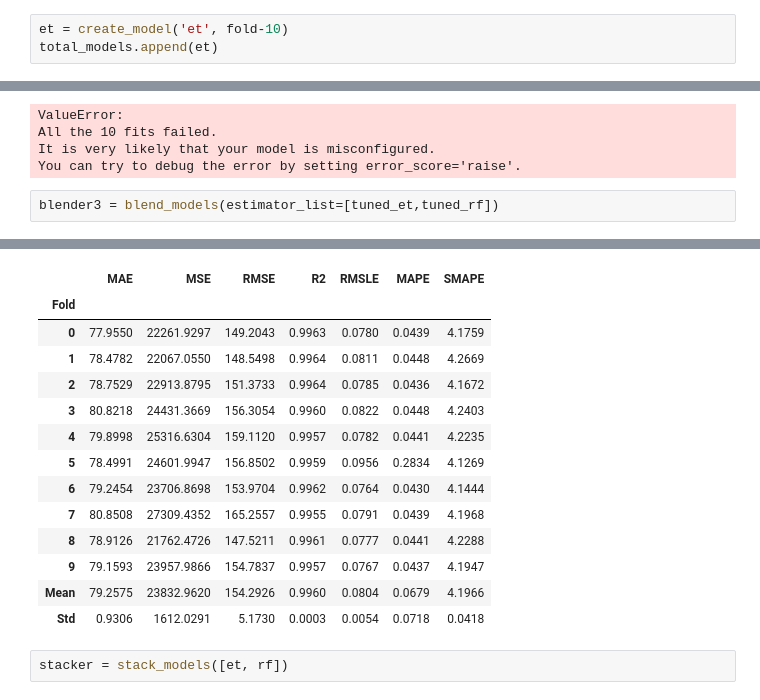
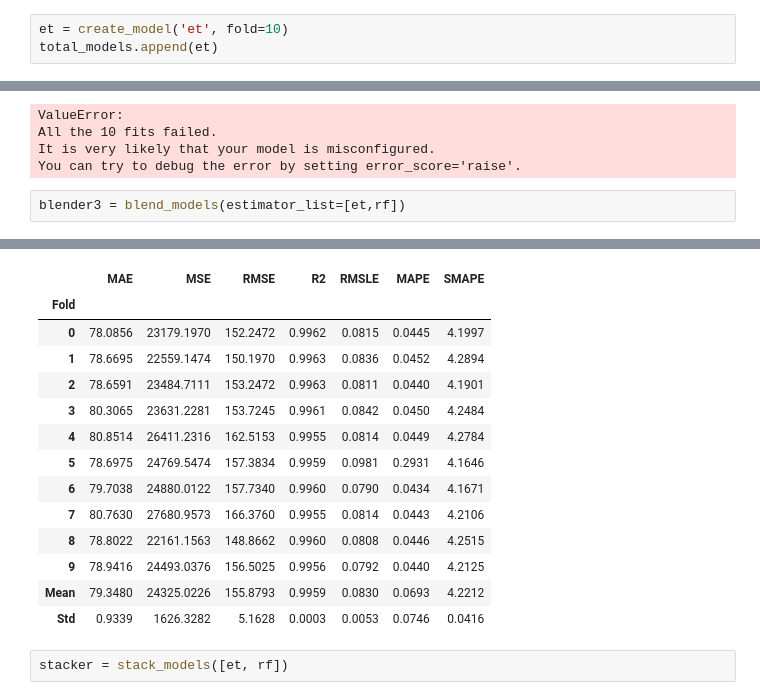
Before and after one commit to jhkang0516/Mogakso, a Jupyter notebook: 데이콘 전력 예측/elecpred.ipynb, the cells around one changed output, grey strips where cells are left out. Saved outputs shown, nothing was run; the diff lists cells and outputs as text.

```diff
--- a/데이콘 전력 예측/elecpred.ipynb
+++ b/데이콘 전력 예측/elecpred.ipynb
@@ -811,7 +774,7 @@ models()
 | catboost | CatBoost Regressor | catboost.core.CatBoostRegressor | True |
 | dummy | Dummy Regressor | sklearn.dummy.DummyRegressor | True |
 # %%
-et = create_model('et', fold-10)
+et = create_model('et', fold=10)
 total_models.append(et)
 # %% [output]
 [interactive output not drawn]
@@ -927,23 +890,23 @@ All the 10 fits failed.
 It is very likely that your model is misconfigured.
 You can try to debug the error by setting error_score='raise'.
 # %%
-blender3 = blend_models(estimator_list=[tuned_et,tuned_rf])
+blender3 = blend_models(estimator_list=[et,rf])
 # %% [output]
 [interactive output not drawn]
 |  | MAE | MSE | RMSE | R2 | RMSLE | MAPE | SMAPE |
 | Fold |  |  |  |  |  |  |  |
-| 0 | 77.9550 | 22261.9297 | 149.2043 | 0.9963 | 0.0780 | 0.0439 | 4.1759 |
-| 1 | 78.4782 | 22067.0550 | 148.5498 | 0.9964 | 0.0811 | 0.0448 | 4.2669 |
-| 2 | 78.7529 | 22913.8795 | 151.3733 | 0.9964 | 0.0785 | 0.0436 | 4.1672 |
-| 3 | 80.8218 | 24431.3669 | 156.3054 | 0.9960 | 0.0822 | 0.0448 | 4.2403 |
-| 4 | 79.8998 | 25316.6304 | 159.1120 | 0.9957 | 0.0782 | 0.0441 | 4.2235 |
-| 5 | 78.4991 | 24601.9947 | 156.8502 | 0.9959 | 0.0956 | 0.2834 | 4.1269 |
-| 6 | 79.2454 | 23706.8698 | 153.9704 | 0.9962 | 0.0764 | 0.0430 | 4.1444 |
-| 7 | 80.8508 | 27309.4352 | 165.2557 | 0.9955 | 0.0791 | 0.0439 | 4.1968 |
-| 8 | 78.9126 | 21762.4726 | 147.5211 | 0.9961 | 0.0777 | 0.0441 | 4.2288 |
-| 9 | 79.1593 | 23957.9866 | 154.7837 | 0.9957 | 0.0767 | 0.0437 | 4.1947 |
-| Mean | 79.2575 | 23832.9620 | 154.2926 | 0.9960 | 0.0804 | 0.0679 | 4.1966 |
-| Std | 0.9306 | 1612.0291 | 5.1730 | 0.0003 | 0.0054 | 0.0718 | 0.0418 |
+| 0 | 78.0856 | 23179.1970 | 152.2472 | 0.9962 | 0.0815 | 0.0445 | 4.1997 |
+| 1 | 78.6695 | 22559.1474 | 150.1970 | 0.9963 | 0.0836 | 0.0452 | 4.2894 |
+| 2 | 78.6591 | 23484.7111 | 153.2472 | 0.9963 | 0.0811 | 0.0440 | 4.1901 |
+| 3 | 80.3065 | 23631.2281 | 153.7245 | 0.9961 | 0.0842 | 0.0450 | 4.2484 |
+| 4 | 80.8514 | 26411.2316 | 162.5153 | 0.9955 | 0.0814 | 0.0449 | 4.2784 |
+| 5 | 78.6975 | 24769.5474 | 157.3834 | 0.9959 | 0.0981 | 0.2931 | 4.1646 |
+| 6 | 79.7038 | 24880.0122 | 157.7340 | 0.9960 | 0.0790 | 0.0434 | 4.1671 |
+| 7 | 80.7630 | 27680.9573 | 166.3760 | 0.9955 | 0.0814 | 0.0443 | 4.2106 |
+| 8 | 78.8022 | 22161.1563 | 148.8662 | 0.9960 | 0.0808 | 0.0446 | 4.2515 |
+| 9 | 78.9416 | 24493.0376 | 156.5025 | 0.9956 | 0.0792 | 0.0440 | 4.2125 |
+| Mean | 79.3480 | 24325.0226 | 155.8793 | 0.9959 | 0.0830 | 0.0693 | 4.2212 |
+| Std | 0.9339 | 1626.3282 | 5.1628 | 0.0003 | 0.0053 | 0.0746 | 0.0416 |
 # %%
 stacker = stack_models([et, rf])
 # %% [output]
```
Also changed, not shown: parts of 18 cells of this notebook, 6 other files.
